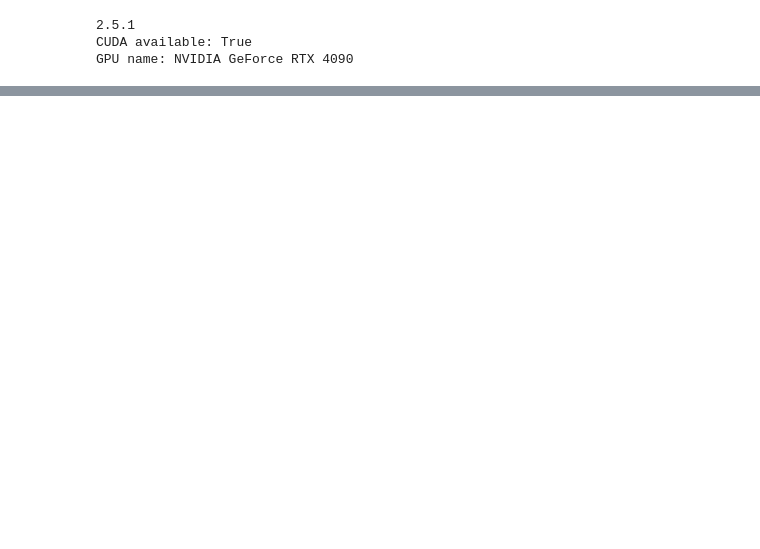
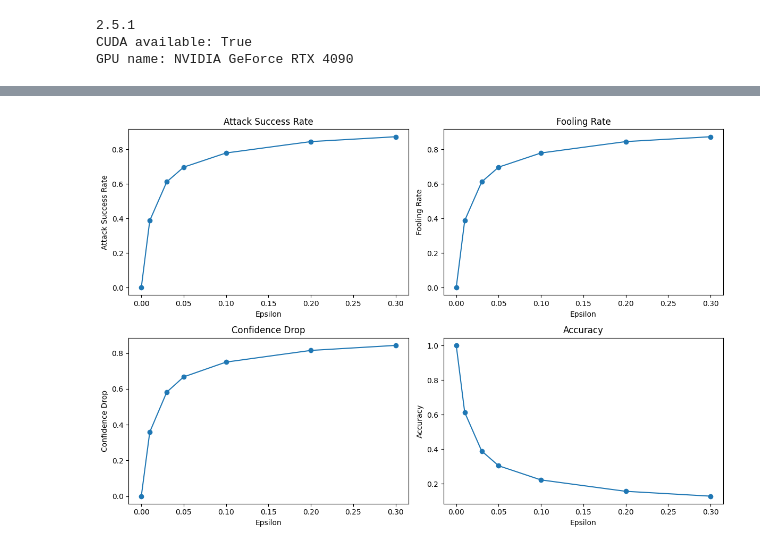
Before and after one commit to shotitouch/SafeToTouch, a Jupyter notebook: cnn model.ipynb, the cells around one changed output, grey strips where cells are left out. Cells and saved outputs as stored; diff of their text form; code cells hidden in the pictures; blank space fills up the shorter version.

```diff
--- a/cnn model.ipynb
+++ b/cnn model.ipynb
@@ -231,0 +646,95 @@ torch.save(model.state_dict(), r"C:\Users\Ruijia Li\Downloads\archive\simple_cnn
+# %%
+def run_fgsm_metrics_across_epsilons(epsilon_values, test_dir, model, transform, idx_to_class):
+    print("\n▶️ Evaluating FGSM metrics across multiple epsilon values...")
+
+    test_images = [f for f in os.listdir(test_dir) if f.endswith(('.jpg', '.jpeg', '.png'))]
+    original_accuracy = 11773 / 12630
+
+    acc_list = []
+    fooling_rate_list = []
+    attack_success_list = []
+    confidence_drop_list = []
+
+    criterion = torch.nn.CrossEntropyLoss()
+
+    for epsilon in epsilon_values:
+        correct = 0
+        fooled = 0
+        total = 0
+        confidence_drop = []
+
+        for img_name in test_images:
+            img_path = os.path.join(test_dir, img_name)
+
+            try:
+                image = Image.open(img_path).convert("RGB")
+            except:
+                continue
+
+            input_tensor = transform(image).unsqueeze(0).to(device)
+            input_tensor.requires_grad = True
+
+            output = model(input_tensor)
+            orig_pred_idx = output.argmax(1).item()
+            orig_confidence = torch.softmax(output, dim=1)[0][orig_pred_idx].item()
+
+            loss = criterion(output, torch.tensor([orig_pred_idx], device=device))
+            model.zero_grad()
+            loss.backward()
+            data_grad = input_tensor.grad.data
+
+            adv_tensor = fgsm_attack(input_tensor, epsilon, data_grad)
+            with torch.no_grad():
+                adv_output = model(adv_tensor)
+                adv_pred_idx = adv_output.argmax(1).item()
+                adv_confidence = torch.softmax(adv_output, dim=1)[0][orig_pred_idx].item()
+
+            total += 1
+            if adv_pred_idx == orig_pred_idx:
+                correct += 1
+            else:
+                fooled += 1
+
+            confidence_drop.append(orig_confidence - adv_confidence)
+
+        acc = correct / total
+        fooling_rate = fooled / total
+        attack_success = fooled / total
+        avg_conf_drop = np.mean(confidence_drop)
+
+        acc_list.append(acc)
+        fooling_rate_list.append(fooling_rate)
+        attack_success_list.append(attack_success)
+        confidence_drop_list.append(avg_conf_drop)
+
+        print(f"ε={epsilon:.2f} | Accuracy: {acc:.4f} | Fooling: {fooling_rate:.4f} | ConfDrop: {avg_conf_drop:.4f}")
+
+    # Plot results
+    fig, axs = plt.subplots(2, 2, figsize=(12, 8))
+
+    axs[0, 0].plot(epsilon_values, attack_success_list, marker='o')
+    axs[0, 0].set_title('Attack Success Rate')
+    axs[0, 0].set_xlabel('Epsilon')
+    axs[0, 0].set_ylabel('Attack Success Rate')
+
+    axs[0, 1].plot(epsilon_values, fooling_rate_list, marker='o')
+    axs[0, 1].set_title('Fooling Rate')
+    axs[0, 1].set_xlabel('Epsilon')
+    axs[0, 1].set_ylabel('Fooling Rate')
+
+    axs[1, 0].plot(epsilon_values, confidence_drop_list, marker='o')
+    axs[1, 0].set_title('Confidence Drop')
+    axs[1, 0].set_xlabel('Epsilon')
+    axs[1, 0].set_ylabel('Confidence Drop')
+
+    axs[1, 1].plot(epsilon_values, acc_list, marker='o')
+    axs[1, 1].set_title('Accuracy')
+    axs[1, 1].set_xlabel('Epsilon')
+    axs[1, 1].set_ylabel('Accuracy')
+
+    plt.tight_layout()
+    plt.show()
+
+epsilon_values = [0.0, 0.01, 0.03, 0.05, 0.1, 0.2, 0.3]
+run_fgsm_metrics_across_epsilons(epsilon_values, test_dir, model, transform, idx_to_class)
+# %% [output]
@@ -231,0 +749 @@ torch.save(model.state_dict(), r"C:\Users\Ruijia Li\Downloads\archive\simple_cnn
+[figure, added]
```
Also changed, not shown: parts of 6 cells of this notebook.
